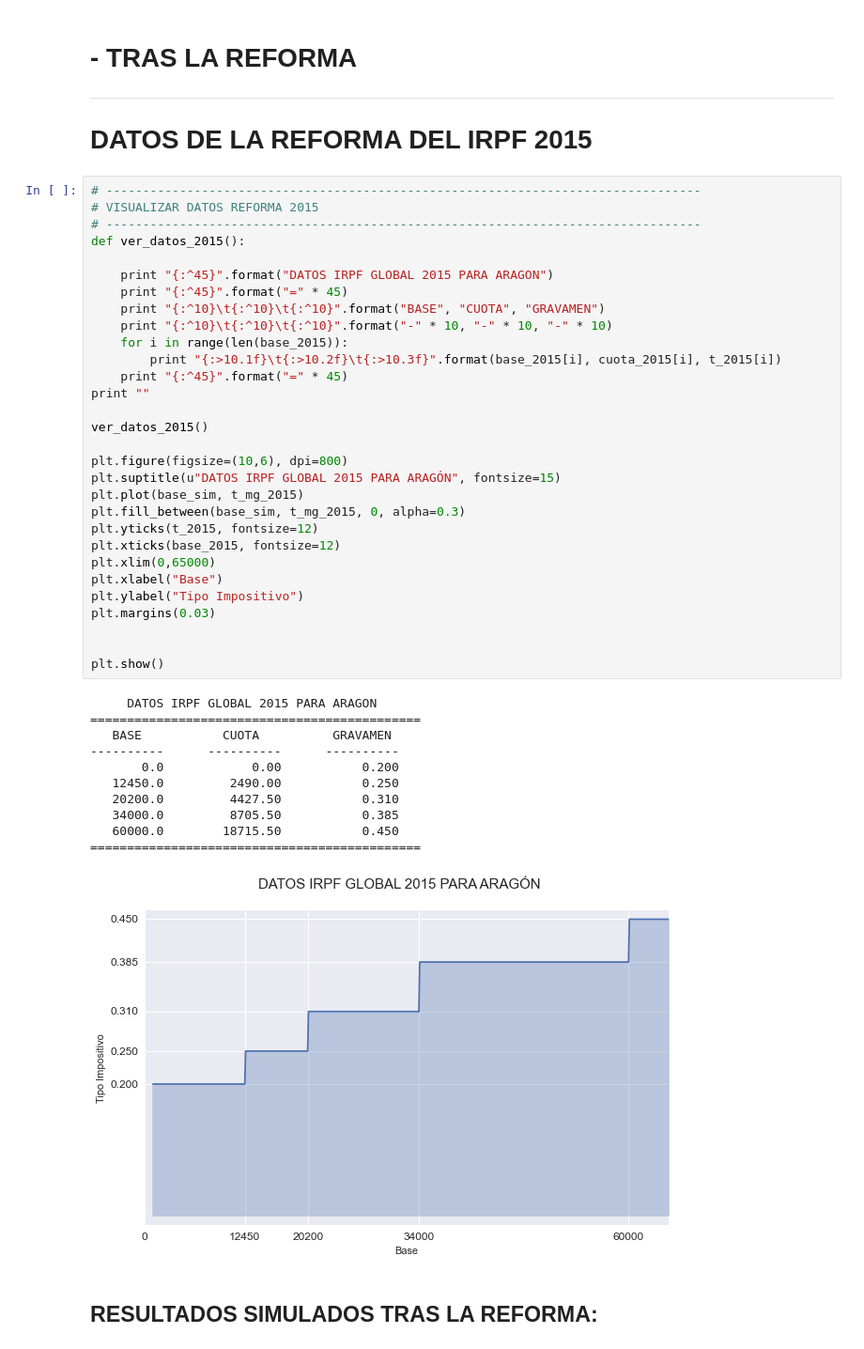
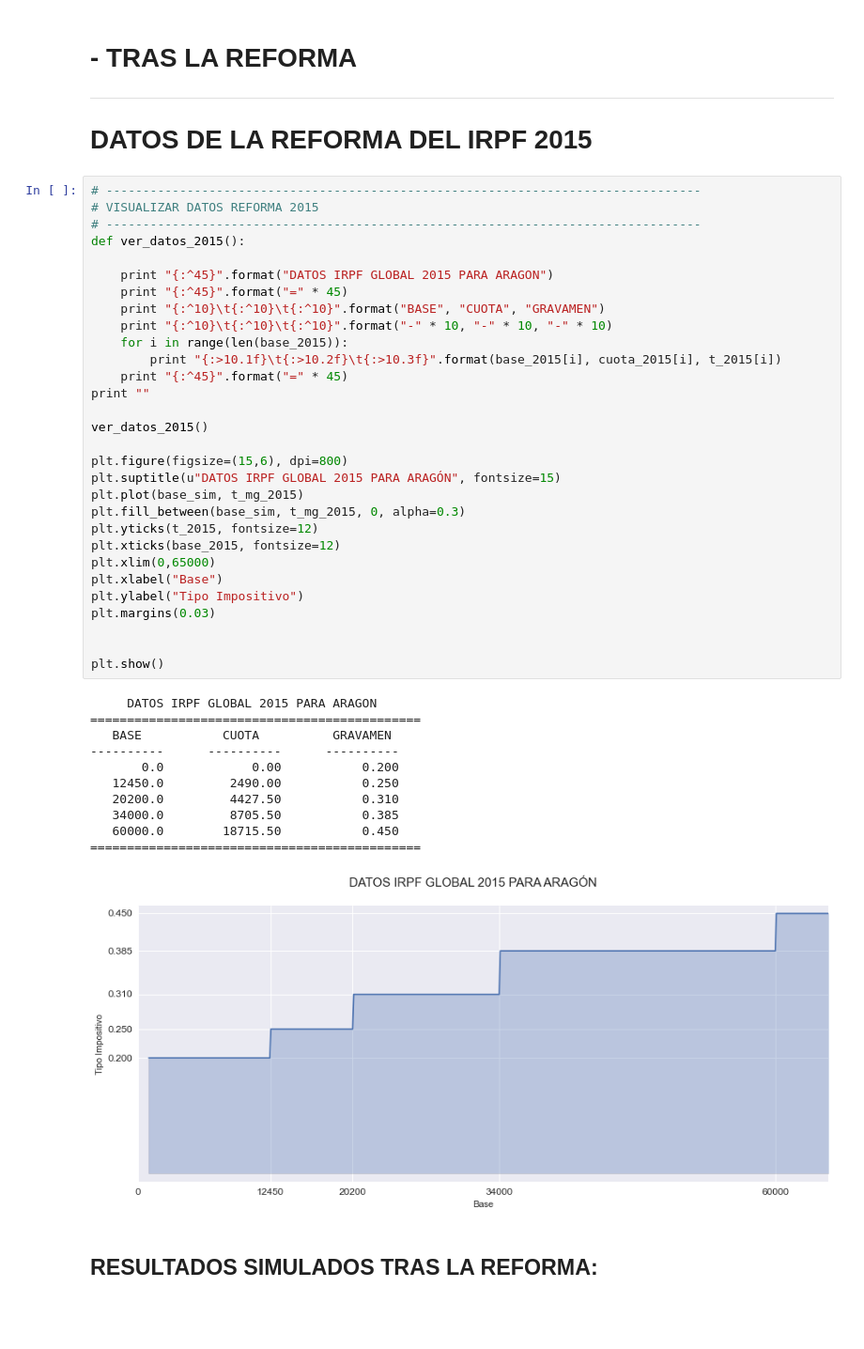
Before and after one commit to mmngreco/prog_local_irpf, a Jupyter notebook: prog_fiscal.ipynb, the cells around one changed output. Shown at 94% size. Drawn from its saved outputs; the diff is of its cells as text; blank space fills up the shorter version.

```diff
--- a/prog_fiscal.ipynb
+++ b/prog_fiscal.ipynb
@@ -233,35 +233,35 @@ def ver_datos_2015():
 	for i in range(len(base_2015)):
 	    print "{:>10.1f}\t{:>10.2f}\t{:>10.3f}".format(base_2015[i], cuota_2015[i], t_2015[i])
 	print "{:^45}".format("=" * 45)
 print ""
 
 ver_datos_2015()
 
-plt.figure(figsize=(10,6), dpi=800)
+plt.figure(figsize=(15,6), dpi=800)
 plt.suptitle(u"DATOS IRPF GLOBAL 2015 PARA ARAGÓN", fontsize=15)
 plt.plot(base_sim, t_mg_2015)
 plt.fill_between(base_sim, t_mg_2015, 0, alpha=0.3)
 plt.yticks(t_2015, fontsize=12)
 plt.xticks(base_2015, fontsize=12)
 plt.xlim(0,65000)
 plt.xlabel("Base")
 plt.ylabel("Tipo Impositivo")
 plt.margins(0.03)
 
 
 plt.show()
 # %% [output]
      DATOS IRPF GLOBAL 2015 PARA ARAGON
 =============================================
    BASE           CUOTA          GRAVAMEN
 ----------      ----------      ----------
        0.0            0.00           0.200
    12450.0         2490.00           0.250
    20200.0         4427.50           0.310
    34000.0         8705.50           0.385
    60000.0        18715.50           0.450
 =============================================
-[figure, old version]
+[figure, new version]
 # %% [markdown]
 ## RESULTADOS SIMULADOS TRAS LA REFORMA:
 # %%
```
Also changed, not shown: parts of 11 cells of this notebook.
